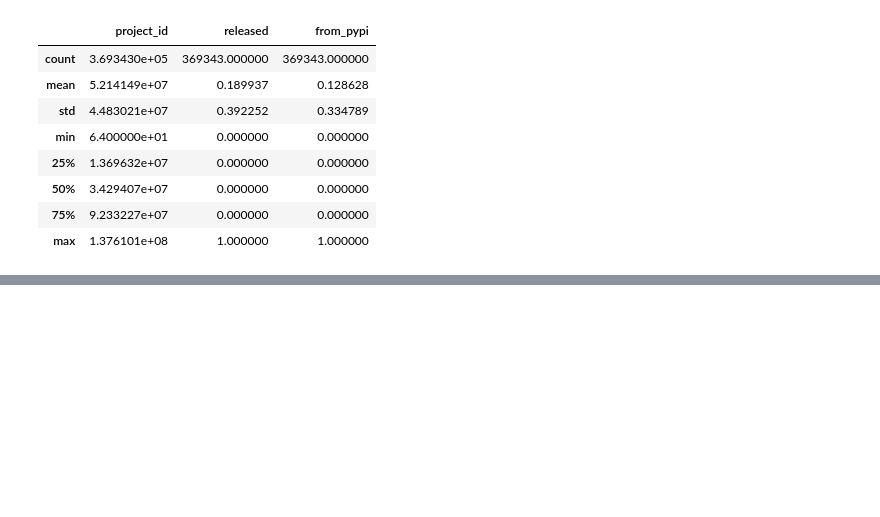
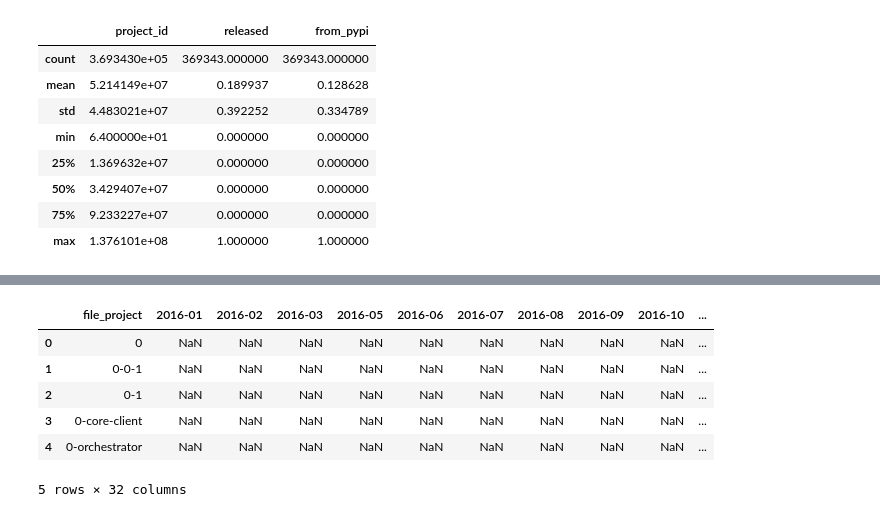
Before and after one commit to cfeng1/github_data_research, a Jupyter notebook: data_collection/data_merge.ipynb, the cells around one changed output, grey strips where cells are left out. Drawn from its saved outputs; the diff is of its cells as text; code cells hidden in the pictures; blank space fills up the shorter version.

```diff
--- a/data_collection/data_merge.ipynb
+++ b/data_collection/data_merge.ipynb
@@ -90,0 +140,11 @@ py_projects[['project_id', 'released', 'from_pypi']].to_csv(data_dir+os.sep+'mer
+# %%
+downloads = dd.read_csv(data_dir+os.sep+'pypi-downloads-aggregated.csv')
+downloads.head()
+# %% [output]
+|  | file_project | 2016-01 | 2016-02 | 2016-03 | 2016-05 | 2016-06 | 2016-07 | 2016-08 | 2016-09 | 2016-10 | ... |
+| 0 | 0 | NaN | NaN | NaN | NaN | NaN | NaN | NaN | NaN | NaN | ... |
+| 1 | 0-0-1 | NaN | NaN | NaN | NaN | NaN | NaN | NaN | NaN | NaN | ... |
+| 2 | 0-1 | NaN | NaN | NaN | NaN | NaN | NaN | NaN | NaN | NaN | ... |
+| 3 | 0-core-client | NaN | NaN | NaN | NaN | NaN | NaN | NaN | NaN | NaN | ... |
+| 4 | 0-orchestrator | NaN | NaN | NaN | NaN | NaN | NaN | NaN | NaN | NaN | ... |
+5 rows × 32 columns
```
Also changed, not shown: parts of 11 cells of this notebook, 1 other file.
